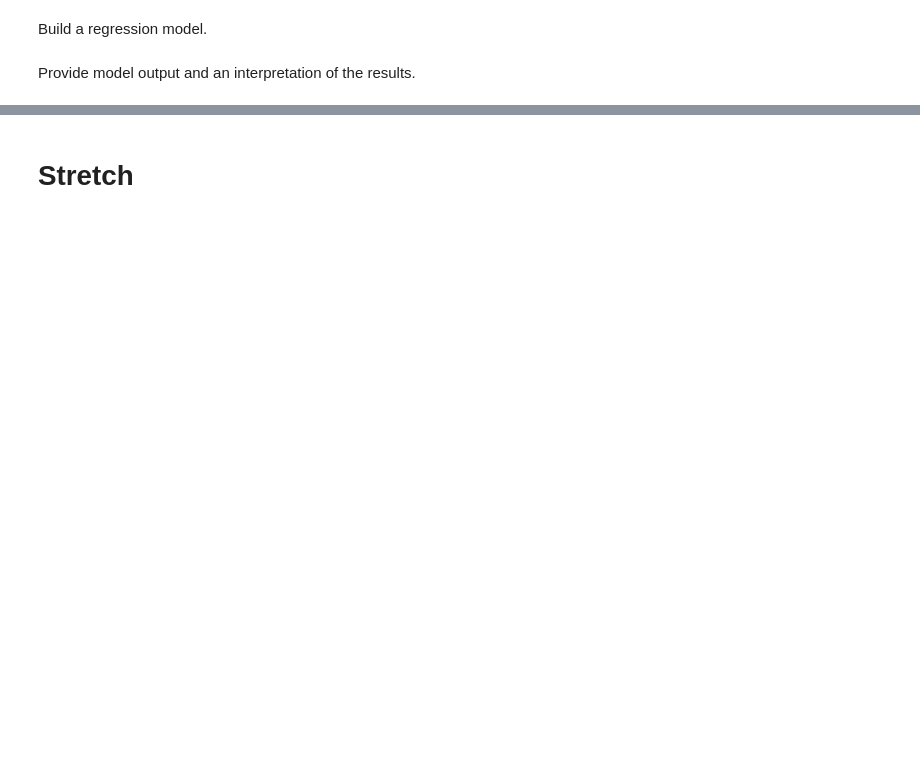
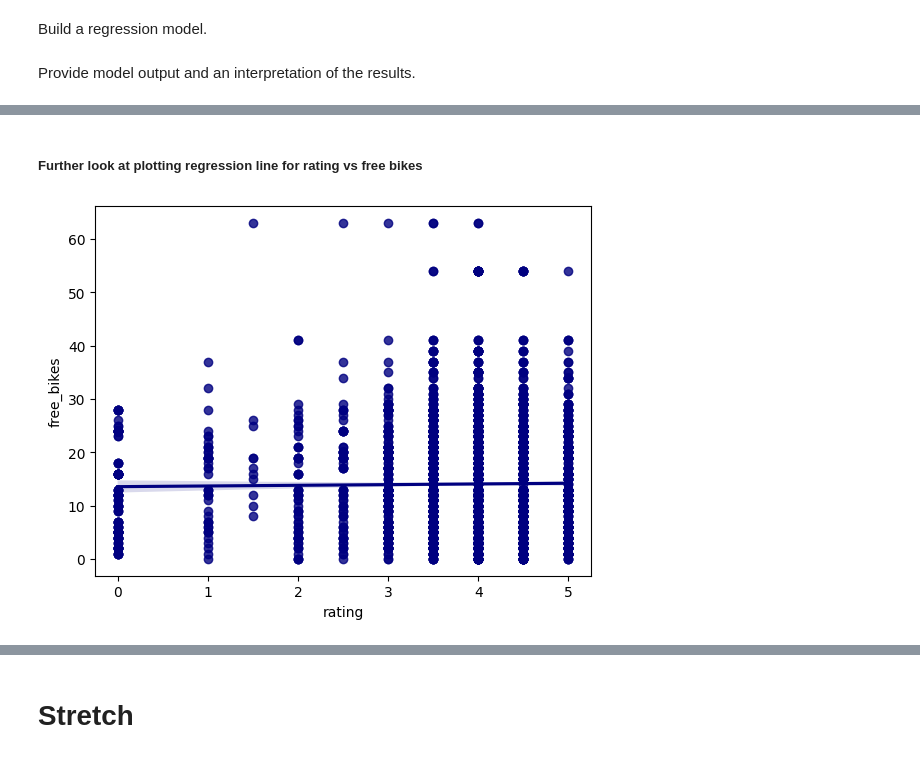
Before and after one commit to Brittanysacha/Statistical-Modelling-of-CityBike-Locations-and-Points-of-Interest-in-London, a Jupyter notebook: notebooks/model_building.ipynb, the cells around one changed output, grey strips where cells are left out. Cells and saved outputs as stored; diff of their text form; code cells hidden in the pictures; blank space fills up the shorter version.

```diff
--- a/notebooks/model_building.ipynb
+++ b/notebooks/model_building.ipynb
@@ -78,0 +75,14 @@ The AIC and BIC values are measures of the quality of the model fit, with lower
+# %% [markdown]
+##### Further look at plotting regression line for rating vs free bikes
+# %%
+# Plot the regression line
+sns.regplot(x='rating', y='free_bikes', data= yelp_citybikes_df, color='navy')
+
+
+# Save the figure as PNG
+plt.savefig('Regression rating near CB location', dpi=300, bbox_inches='tight')
+
+#Display the Figure
+plt.show()
+# %% [output]
+[figure, added]
```
Also changed, not shown: parts of 15 cells of this notebook, 5 other files.
